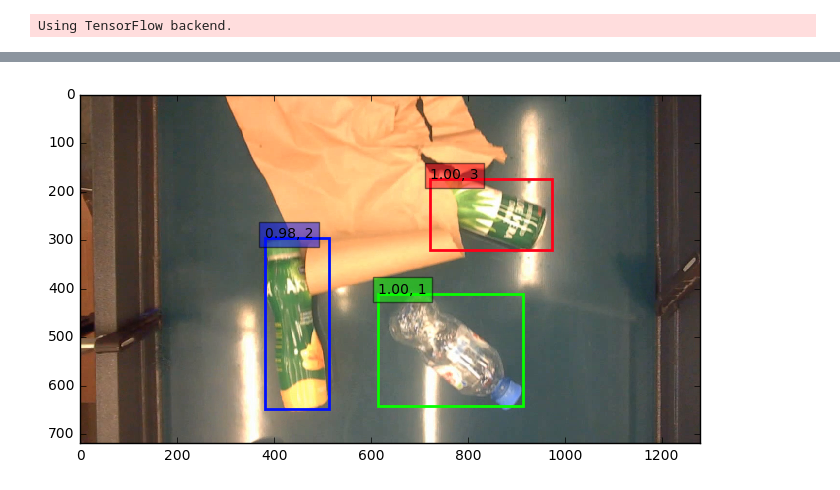
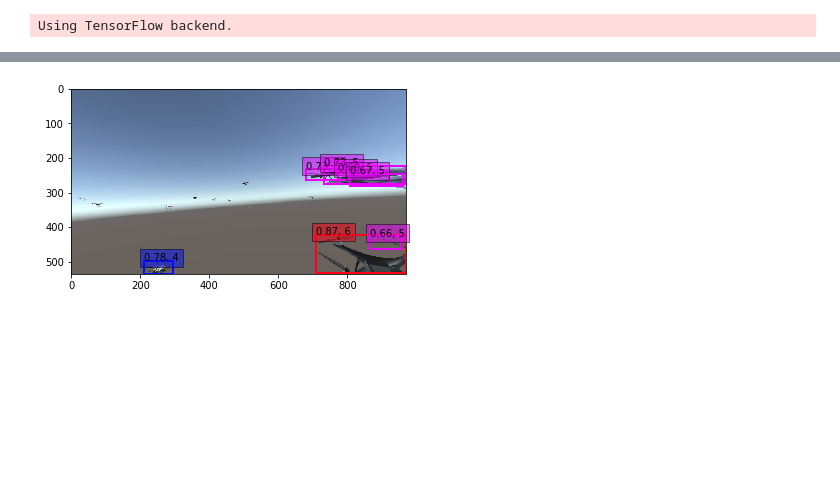
Before and after one commit to Mike-Scarlet/ssd_keras, a Jupyter notebook: SSD_training.ipynb, the cells around one changed output, grey strips where cells are left out. Cells and saved outputs as stored; diff of their text form; code cells hidden in the pictures; blank space fills up the shorter version.

Commit message:
update readme and training

```diff
--- a/SSD_training.ipynb
+++ b/SSD_training.ipynb
@@ -186,7 +186,7 @@ class Generator(object):
             targets = []
             for key in keys:
                 img_path = self.path_prefix + key
-                img = imread(img_path).astype('float32')
+                img = imread(img_path, mode = 'RGB').astype('float32')
                 y = self.gt[key].copy()
                 if train and self.do_crop:
                     img, y = self.random_sized_crop(img, y)
@@ -211,8 +211,8 @@ class Generator(object):
                     targets = []
                     yield preprocess_input(tmp_inp), tmp_targets
 # %%
-path_prefix = '../../frames/'
-gen = Generator(gt, bbox_util, 16, '../../frames/',
+path_prefix = r'F:\Unity\UrbanCityPack\UrbanCityPack\OriginalPic\\'
+gen = Generator(gt, bbox_util, 8, path_prefix,
                 train_keys, val_keys,
                 (input_shape[0], input_shape[1]), do_crop=False)
 # %%
@@ -243,11 +243,11 @@ optim = keras.optimizers.Adam(lr=base_lr)
 model.compile(optimizer=optim,
               loss=MultiboxLoss(NUM_CLASSES, neg_pos_ratio=2.0).compute_loss)
 # %%
-nb_epoch = 30
-history = model.fit_generator(gen.generate(True), gen.train_batches,
+nb_epoch = 20
+history = model.fit_generator(gen.generate(True), gen.train_batches // gen.batch_size * 4,
                               nb_epoch, verbose=1,
                               callbacks=callbacks,
                               validation_data=gen.generate(False),
-                              nb_val_samples=gen.val_batches,
-                              nb_worker=1)
+                              validation_steps=gen.val_batches,
+                              workers=1)
 # %% [output]
@@ -261,7 +276,7 @@ KeyboardInterrupt:
 # %%
 inputs = []
 images = []
-img_path = path_prefix + sorted(val_keys)[0]
+img_path = path_prefix + sorted(val_keys)[3]
 img = image.load_img(img_path, target_size=(300, 300))
 img = image.img_to_array(img)
 images.append(imread(img_path))
@@ -285,32 +303,32 @@ for i, img in enumerate(images):
     # Get detections with confidence higher than 0.6.
     top_indices = [i for i, conf in enumerate(det_conf) if conf >= 0.6]
 
     top_conf = det_conf[top_indices]
     top_label_indices = det_label[top_indices].tolist()
     top_xmin = det_xmin[top_indices]
     top_ymin = det_ymin[top_indices]
     top_xmax = det_xmax[top_indices]
     top_ymax = det_ymax[top_indices]
 
-    colors = plt.cm.hsv(np.linspace(0, 1, 4)).tolist()
+    colors = plt.cm.hsv(np.linspace(0, 1, NUM_CLASSES)).tolist()
 
     plt.imshow(img / 255.)
     currentAxis = plt.gca()
 
     for i in range(top_conf.shape[0]):
         xmin = int(round(top_xmin[i] * img.shape[1]))
         ymin = int(round(top_ymin[i] * img.shape[0]))
         xmax = int(round(top_xmax[i] * img.shape[1]))
         ymax = int(round(top_ymax[i] * img.shape[0]))
         score = top_conf[i]
         label = int(top_label_indices[i])
 #         label_name = voc_classes[label - 1]
         display_txt = '{:0.2f}, {}'.format(score, label)
         coords = (xmin, ymin), xmax-xmin+1, ymax-ymin+1
         color = colors[label]
         currentAxis.add_patch(plt.Rectangle(*coords, fill=False, edgecolor=color, linewidth=2))
         currentAxis.text(xmin, ymin, display_txt, bbox={'facecolor':color, 'alpha':0.5})
 
     plt.show()
 # %% [output]
-[figure, old version]
+[figure, new version]
```
Also changed, not shown: parts of 5 cells of this notebook, 1 other file.
